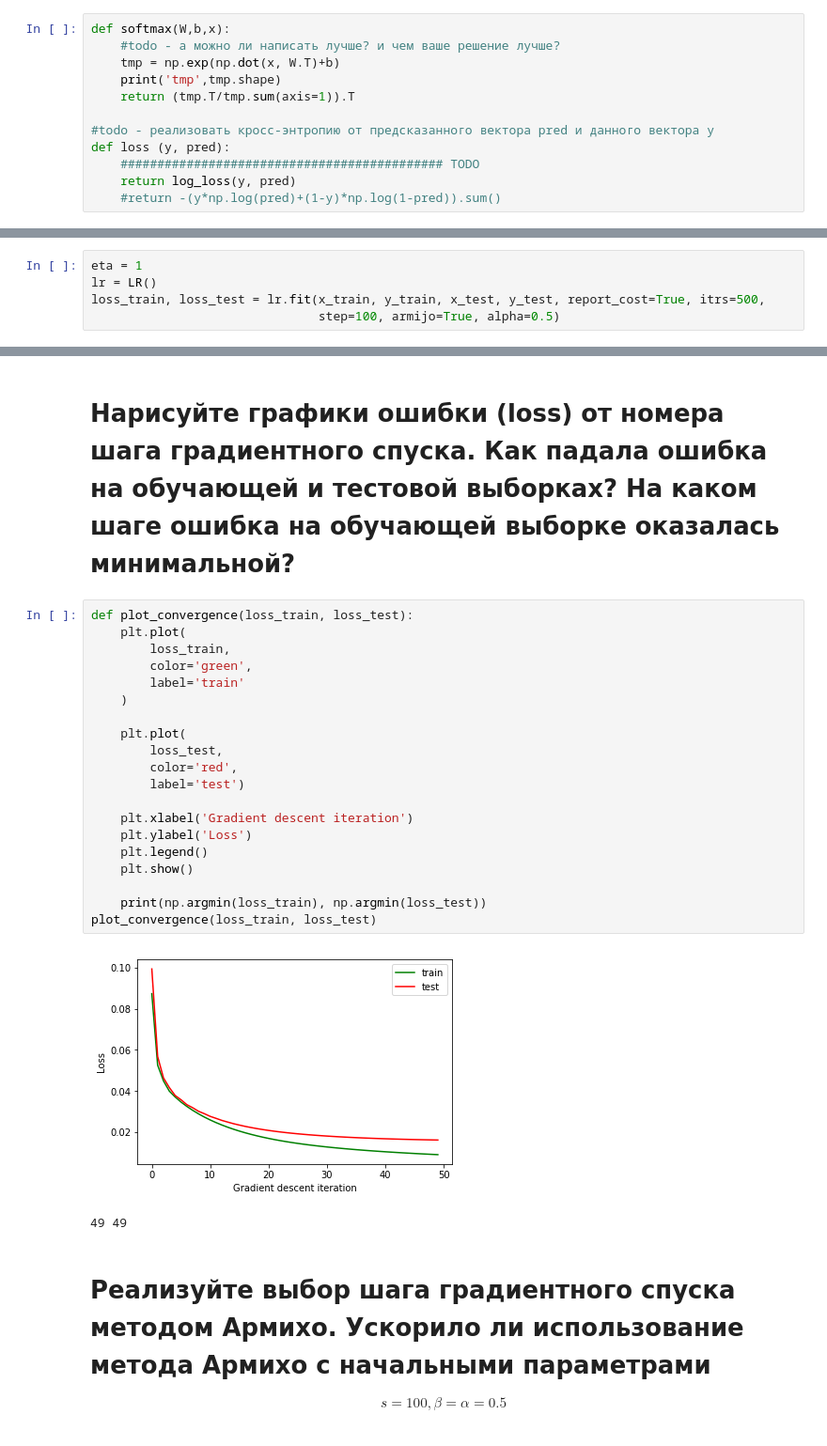
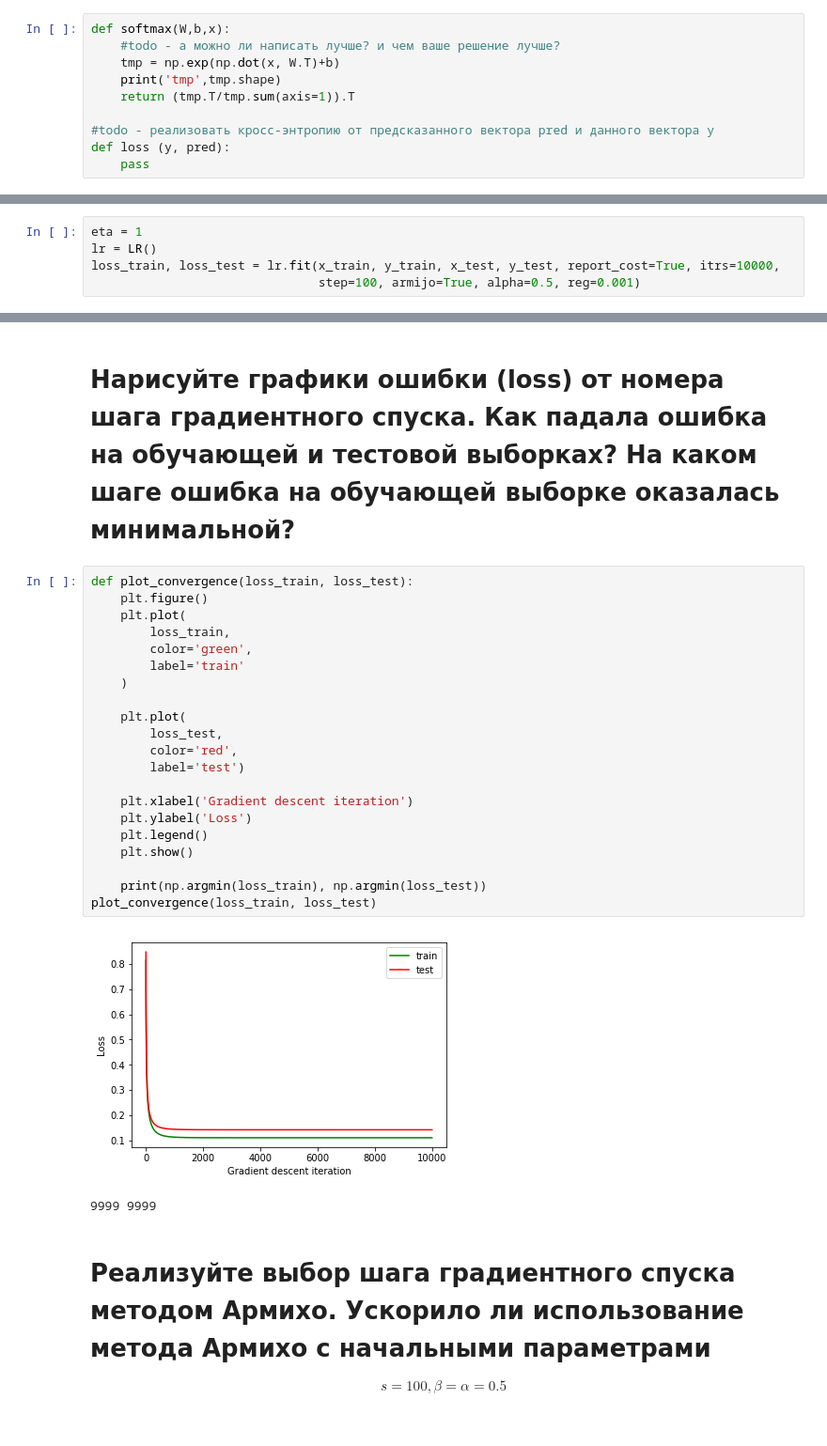
Before and after one commit to Wiki-fan/MIPT-all, a Jupyter notebook: prak2/solution.ipynb, the cells around one changed output, grey strips where cells are left out. Shown at 94% size. Saved outputs shown, nothing was run; the diff lists cells and outputs as text.

```diff
--- a/prak2/solution.ipynb
+++ b/prak2/solution.ipynb
@@ -104,9 +110,7 @@ def softmax(W,b,x):
 
 #todo - реализовать кросс-энтропию от предсказанного вектора pred и данного вектора y
 def loss (y, pred):
-    ############################################ TODO
-    return log_loss(y, pred)
-    #return -(y*np.log(pred)+(1-y)*np.log(1-pred)).sum()
+    pass
 # %% [markdown]
 # В данной точке x нужно научиться считать градиент. Выведите правила и посчитайте градиент в точке. Для того, чтобы выбирать градиент по всем точкам, можно его усреднить.
 # %%
@@ -235,8 +201,8 @@ class LR:
 # %%
 eta = 1
 lr = LR()
-loss_train, loss_test = lr.fit(x_train, y_train, x_test, y_test, report_cost=True, itrs=500,
-                               step=100, armijo=True, alpha=0.5)
+loss_train, loss_test = lr.fit(x_train, y_train, x_test, y_test, report_cost=True, itrs=10000,
+                               step=100, armijo=True, alpha=0.5, reg=0.001)
 # %%
 def error_rate(Yh, Y):
     return np.sum( np.not_equal(np.argmax(Yh,axis=1), np.argmax(Y,axis=1))) / float(Yh.shape[0])
@@ -250,27 +216,28 @@ print(error_rate(y_test, lr.predict(x_test)))
 # Нарисуйте графики ошибки (loss) от номера шага градиентного спуска. Как падала ошибка на обучающей и тестовой выборках? На каком шаге ошибка на обучающей выборке оказалась минимальной?
 # %%
 def plot_convergence(loss_train, loss_test):
+    plt.figure()
     plt.plot(
         loss_train,
         color='green',
         label='train'
     )
 
     plt.plot(
         loss_test,
         color='red',
         label='test')
 
     plt.xlabel('Gradient descent iteration')
     plt.ylabel('Loss')
     plt.legend()
     plt.show()
 
     print(np.argmin(loss_train), np.argmin(loss_test))
 plot_convergence(loss_train, loss_test)
 # %% [output]
-[figure, old version]
+[figure, new version]
-49 49
+9999 9999
 # %% [markdown]
 # Реализуйте выбор шага градиентного спуска методом Армихо. Ускорило ли использование метода Армихо с начальными параметрами
 $$ s=100, \beta=\alpha=0.5$$
```
Also changed, not shown: parts of 11 cells of this notebook.
